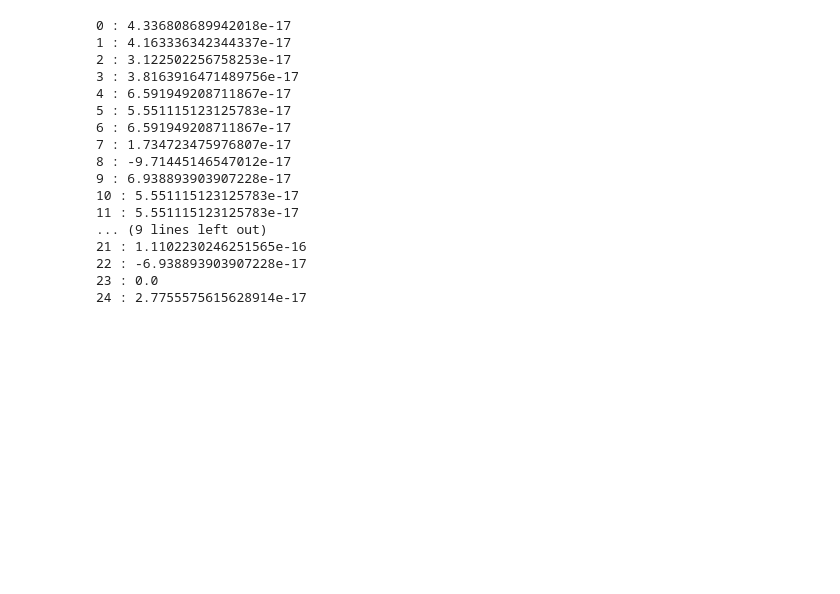
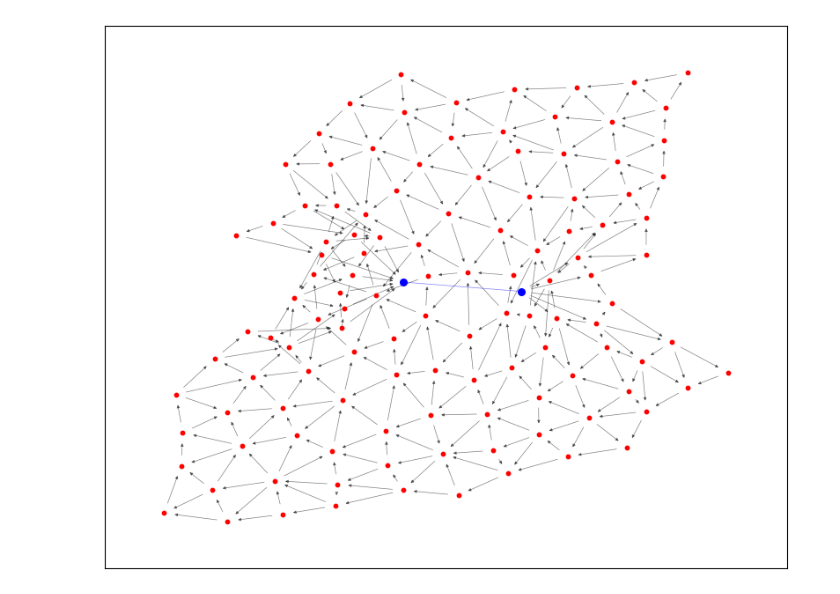
Before and after one commit to michal200292/Numericke-metody, a Jupyter notebook: lab2/zad3.ipynb, the cells around one changed output. Saved outputs shown, nothing was run; the diff lists cells and outputs as text; code cells hidden in the pictures; blank space fills up the shorter version.

```diff
--- a/lab2/zad3.ipynb
+++ b/lab2/zad3.ipynb
@@ -70,20 +17,6 @@ def kirchoff(g, s, t):
 # %%
-kirchoff(G, source, target)
+cs.kirchoff(G, source, target, E)
-# %% [output]
-0 : 4.336808689942018e-17
-1 : 4.163336342344337e-17
-2 : 3.122502256758253e-17
-3 : 3.8163916471489756e-17
-4 : 6.591949208711867e-17
-5 : 5.551115123125783e-17
-6 : 6.591949208711867e-17
-7 : 1.734723475976807e-17
-8 : -9.71445146547012e-17
-9 : 6.938893903907228e-17
-10 : 5.551115123125783e-17
-11 : 5.551115123125783e-17
-... (9 lines left out)
-21 : 1.1102230246251565e-16
-22 : -6.938893903907228e-17
-23 : 0.0
-24 : 2.7755575615628914e-17
+# %%
+gv.draw_with_current(G, source, target, small=False)
+# %% [output]
+[figure, added]
```
Also changed, not shown: parts of 12 cells of this notebook, 3 other files.
